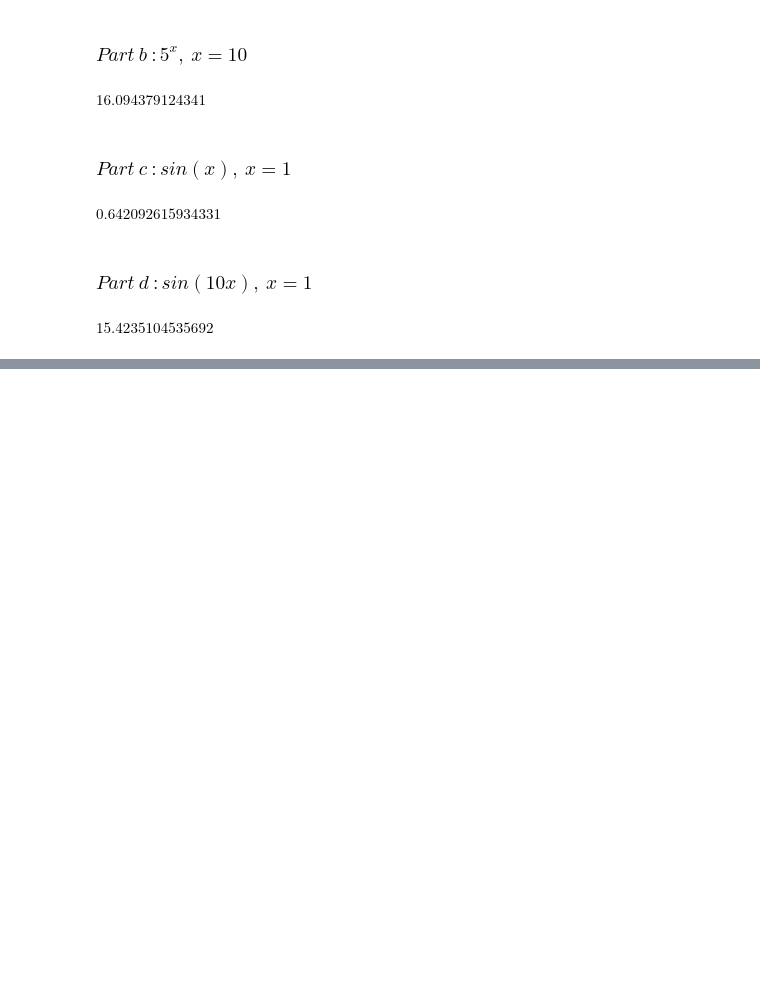
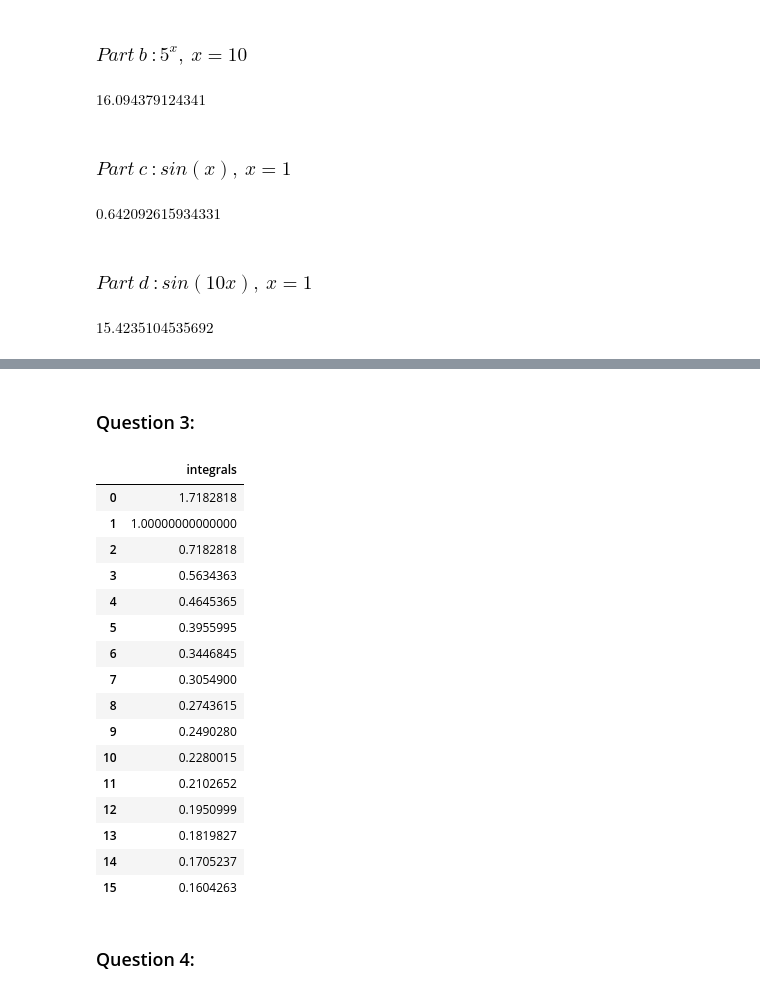
Before and after one commit to arianaira/numerical-analysis-course, a Jupyter notebook: numrical_analysis.ipynb, the cells around one changed output, grey strips where cells are left out. Saved outputs shown, nothing was run; the diff lists cells and outputs as text; code cells hidden in the pictures; blank space fills up the shorter version.

```diff
--- a/numrical_analysis.ipynb
+++ b/numrical_analysis.ipynb
@@ -897,0 +927,20 @@ $\displaystyle 15.4235104535692$
+# %%
+arr = []
+temp = [1]
+arr.append([1])
+for i in range(16):
+  val = temp[i] * (1/3)
+  arr[0].append(val)
+  temp.append(val)
+arr.append([1, 1/3])
+temp = [1, 1/3]
+
+for i in range(15):
+  val = (13/3) * temp[i + 1] - (4/3) * temp[i]
+  arr[1].append(val)
+  temp.append(val)
+df = pd.DataFrame(arr)
+df = df.T
+df.columns = ['_first algorithm', '_second algorithm']
+df.rename(columns={'_first algorithm': 'first_algorithm', '_second algorithm': 'second_algorithm'}, inplace=True)
+print(df.to_string(float_format='{:.7f}'.format))
@@ -897,0 +966,37 @@ $\displaystyle 15.4235104535692$
+# %% [markdown]
+### Question 3:
+# %%
+from sympy import *
+def fun(n):
+  if n == 0:
+    return(E - 1)
+  else:
+    return(E - n * fun(n - 1))
+# %%
+arr = []
+for i in range(16):
+  arr.append(fun(i).evalf().round(7))
+
+df = pd.DataFrame(arr)
+df.columns = ['integrals']
+df
+# %% [output]
+|  | integrals |
+| 0 | 1.7182818 |
+| 1 | 1.00000000000000 |
+| 2 | 0.7182818 |
+| 3 | 0.5634363 |
+| 4 | 0.4645365 |
+| 5 | 0.3955995 |
+| 6 | 0.3446845 |
+| 7 | 0.3054900 |
+| 8 | 0.2743615 |
+| 9 | 0.2490280 |
+| 10 | 0.2280015 |
+| 11 | 0.2102652 |
+| 12 | 0.1950999 |
+| 13 | 0.1819827 |
+| 14 | 0.1705237 |
+| 15 | 0.1604263 |
+# %% [markdown]
+### Question 4:
```
Also changed, not shown: parts of 13 cells of this notebook.
